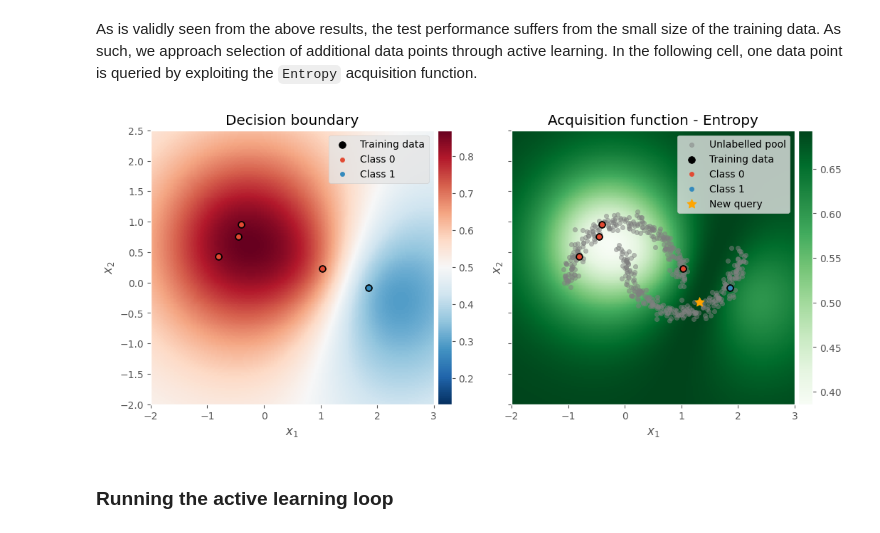
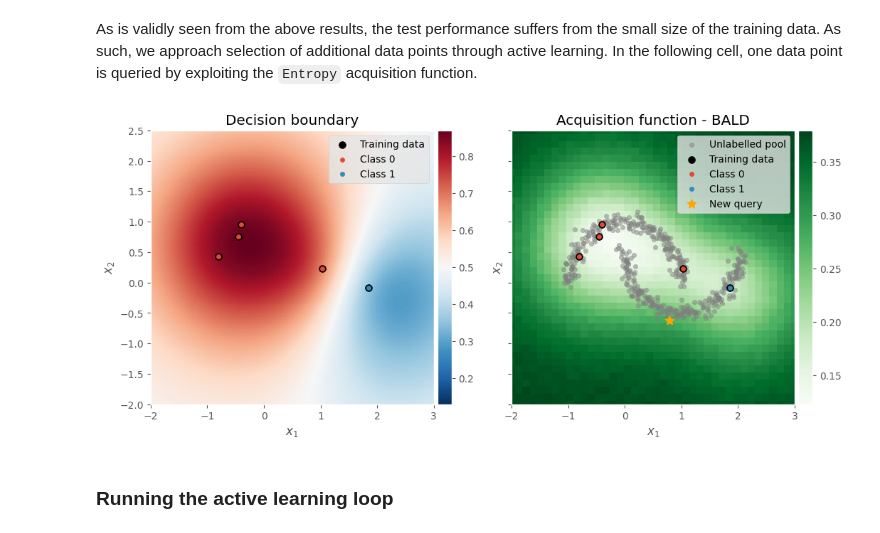
Before and after one commit to albertkjoller/abdl, a Jupyter notebook: notebooks/exploration.ipynb, the cells around one changed output. Cells and saved outputs as stored; diff of their text form; code cells hidden in the pictures.

```diff
--- a/notebooks/exploration.ipynb
+++ b/notebooks/exploration.ipynb
@@ -83,31 +65,28 @@ Model mean:
 As is validly seen from the above results, the test performance suffers from the small size of the training data. As such, we approach selection of additional data points through active learning. In the following cell, one data point is queried by exploiting the `Entropy` acquisition function.
 # %%
 # Define acquisition function
-acq_fun = Entropy(query_n_points=None)
-
-# Get posterior predictive of data in the pool
-pool_probs = model.predict_proba(Xpool)
+acq_fun = BALD(query_n_points=None, n_samples=10000)
 
 # Get acquisition function score and the items to query
-_, query_idxs = acq_fun(pool_probs, model=model)
+_, query_idxs = acq_fun(Xpool, model=model)
 next_query = Xpool[query_idxs[0]]
 
 
 ### PLOT DECISION BOUNDARY AND ACQUISITION FUNCTION ###
 fig, axs = plt.subplots(1, 2, figsize=(12, 5), sharey=True, sharex=True)
 
 # Plot model uncertainty across grid
 axs[0] = show_density_grid(model, Xtrain, Xtest, ytrain, ytest, zoom=([-2, 3], [-2, 2.5]), ax=axs[0], fig=fig)
 axs[0].legend()
 
 # Plot acquisition function across a grid
-axs[1] = show_acquisition_grid(model, acq_fun, Xtrain, ytrain, Xpool, zoom=([-2, 3], [-2, 2.5]), P=200, ax=axs[1], fig=fig)
+axs[1] = show_acquisition_grid(model, acq_fun, Xtrain, ytrain, Xpool, zoom=([-2, 3], [-2, 2.5]), P=40, ax=axs[1], fig=fig)
 axs[1].scatter(next_query[0], next_query[1], color='orange', marker=(5, 1), s=100, label='New query')
 axs[1].legend()
 
 plt.show()
 # %% [output]
-[figure, old version]
+[figure, new version]
 # %% [markdown]
 ### Running the active learning loop
 # %%
```
Also changed, not shown: parts of 6 cells of this notebook, 5 other files.
